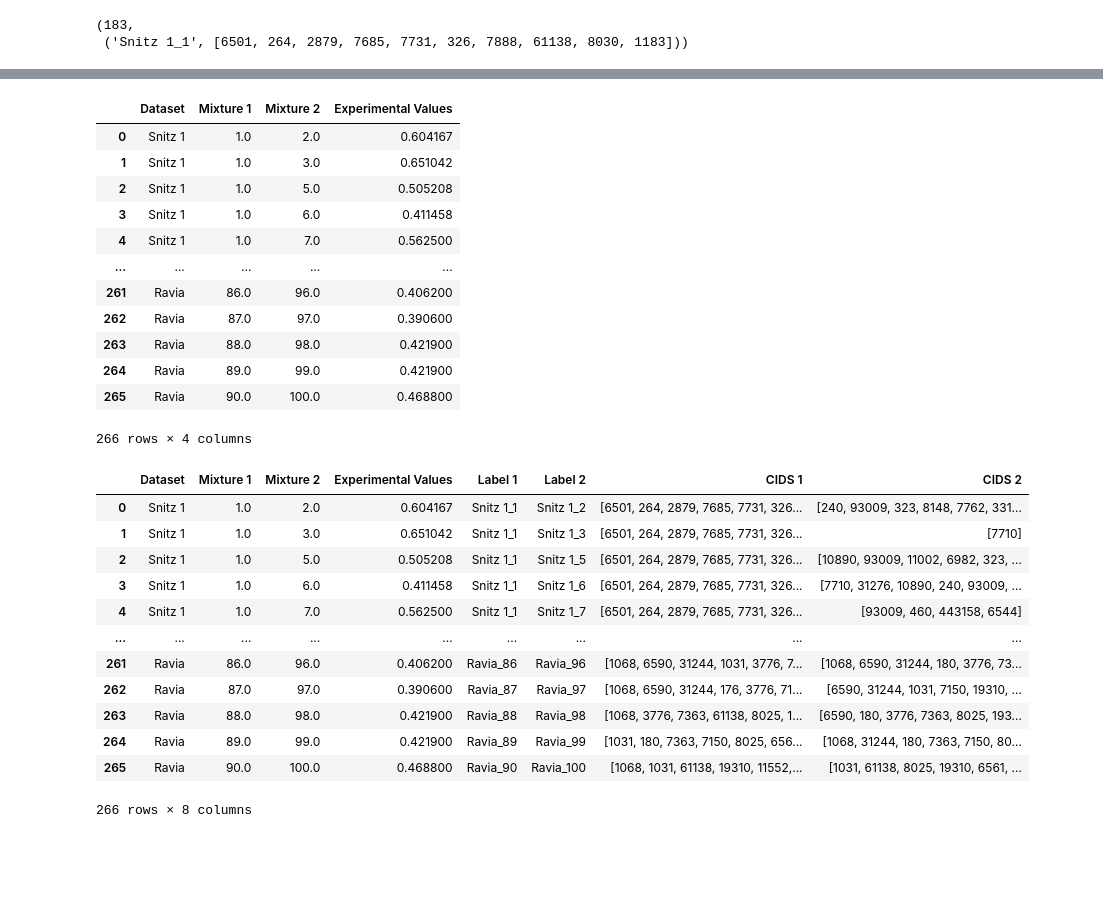
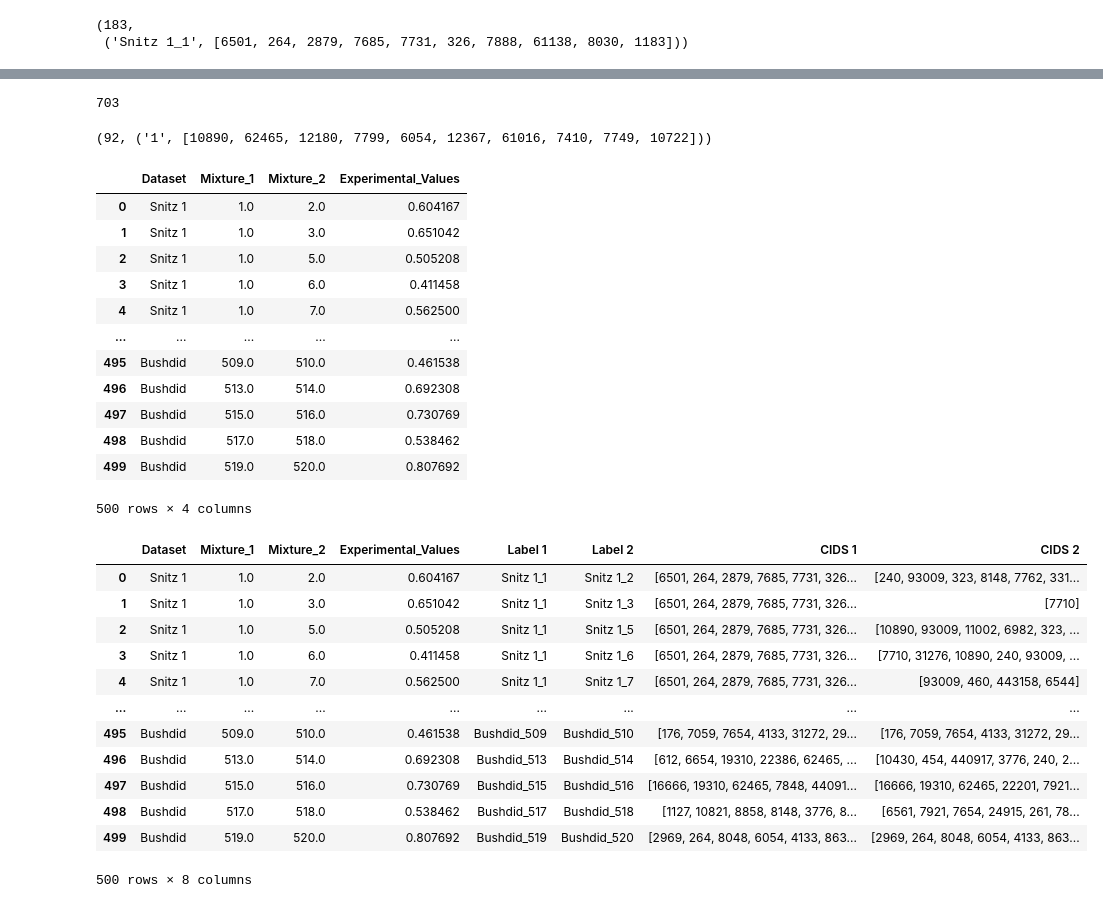
Before and after one commit to laurahsisson/dream, a Jupyter notebook: Notebooks/correct.ipynb, the cells around one changed output, grey strips where cells are left out. Cells and saved outputs as stored; diff of their text form; code cells hidden in the pictures; blank space fills up the shorter version.

Commit message:
adding dataset to dream data in order to stratify

```diff
--- a/Notebooks/correct.ipynb
+++ b/Notebooks/correct.ipynb
@@ -51,3 +54,12 @@ len(snitz_ravia_mixtures), next(iter(snitz_ravia_mixtures.items()))
 # %% [output]
 (183,
  ('Snitz 1_1', [6501, 264, 2879, 7685, 7731, 326, 7888, 61138, 8030, 1183]))
+# %%
+import json
+
+report = pd.read_csv("Data/report.csv")
+assert ~report["Multiple_matches"].all()
+report["Label"] = report.apply(lambda x: f"Bushdid_{x['Idx_processed_dream_bushdid']+1}", axis=1)
+bushdid_mixtures = report.set_index('Label')['bushdid_CIDs'].to_dict()
+bushdid_mixtures = {k:json.loads(cids) for k, cids in bushdid_mixtures.items()}
+len(bushdid_mixtures), next(iter(bushdid_mixtures.items()))
@@ -54,39 +84,57 @@ len(snitz_ravia_mixtures), next(iter(snitz_ravia_mixtures.items()))
+# %%
+all_mixtures = snitz_ravia_mixtures | bushdid_mixtures
+len(all_mixtures)
+# %% [output]
+703
+# %%
+test_df = pd.read_csv("Data/Challenge/Mixure_Definitions_test_set.csv")
+test_mixtures = extract_mixture_labels_and_cids(test_df)
+len(test_mixtures), next(iter(test_mixtures.items()))
+# %% [output]
+(92, ('1', [10890, 62465, 12180, 7799, 6054, 12367, 61016, 7410, 7749, 10722]))
 # %%
-snitz_ravia_experiments = pd.read_csv("Data/Challenge/TrainingData_mixturedist.csv")
-snitz_ravia_experiments = snitz_ravia_experiments[snitz_ravia_experiments['Dataset'].notnull()]
-snitz_ravia_experiments = snitz_ravia_experiments[snitz_ravia_experiments['Dataset'] != 'Bushdid']
-snitz_ravia_experiments
+train_experiments = pd.read_csv("Data/Challenge/TrainingData_mixturedist.csv").dropna()
+train_experiments = train_experiments.rename(columns={"Mixture 1":"Mixture_1","Mixture 2":"Mixture_2","Experimental Values":"Experimental_Values"})
+train_experiments
 # %% [output]
-|  | Dataset | Mixture 1 | Mixture 2 | Experimental Values |
+|  | Dataset | Mixture_1 | Mixture_2 | Experimental_Values |
 | 0 | Snitz 1 | 1.0 | 2.0 | 0.604167 |
 | 1 | Snitz 1 | 1.0 | 3.0 | 0.651042 |
 | 2 | Snitz 1 | 1.0 | 5.0 | 0.505208 |
 | 3 | Snitz 1 | 1.0 | 6.0 | 0.411458 |
 | 4 | Snitz 1 | 1.0 | 7.0 | 0.562500 |
 | ... | ... | ... | ... | ... |
-| 261 | Ravia | 86.0 | 96.0 | 0.406200 |
-| 262 | Ravia | 87.0 | 97.0 | 0.390600 |
-| 263 | Ravia | 88.0 | 98.0 | 0.421900 |
-| 264 | Ravia | 89.0 | 99.0 | 0.421900 |
-| 265 | Ravia | 90.0 | 100.0 | 0.468800 |
+| 495 | Bushdid | 509.0 | 510.0 | 0.461538 |
+| 496 | Bushdid | 513.0 | 514.0 | 0.692308 |
+| 497 | Bushdid | 515.0 | 516.0 | 0.730769 |
+| 498 | Bushdid | 517.0 | 518.0 | 0.538462 |
+| 499 | Bushdid | 519.0 | 520.0 | 0.807692 |
-266 rows × 4 columns
+500 rows × 4 columns
 # %%
-snitz_ravia_experiments["Label 1"] = snitz_ravia_experiments.apply(lambda x: x["Dataset"]+"_"+str(int(x["Mixture 1"])),axis=1)
-snitz_ravia_experiments["Label 2"] = snitz_ravia_experiments.apply(lambda x: x["Dataset"]+"_"+str(int(x["Mixture 2"])),axis=1)
-snitz_ravia_experiments["CIDS 1"] = snitz_ravia_experiments.apply(lambda x: snitz_ravia_mixtures[x["Label 1"]],axis=1)
-snitz_ravia_experiments["CIDS 2"] = snitz_ravia_experiments.apply(lambda x: snitz_ravia_mixtures[x["Label 2"]],axis=1)
-snitz_ravia_experiments
+def make_df_with_cids(experiments,mixtures,use_dataset=True):
+    experiments = experiments.copy()
+    if use_dataset:
+        experiments["Label 1"] = experiments.apply(lambda x: x["Dataset"]+"_"+str(int(x["Mixture_1"])),axis=1)
+        experiments["Label 2"] = experiments.apply(lambda x: x["Dataset"]+"_"+str(int(x["Mixture_2"])),axis=1)
+    else:
+        experiments["Label 1"] = experiments.apply(lambda x: str(int(x["Mixture_1"])),axis=1)
+        experiments["Label 2"] = experiments.apply(lambda x: str(int(x["Mixture_2"])),axis=1)
+    experiments["CIDS 1"] = experiments.apply(lambda x: mixtures[x["Label 1"]],axis=1)
+    experiments["CIDS 2"] = experiments.apply(lambda x: mixtures[x["Label 2"]],axis=1)
+    return experiments
+train_experiments_with_cids = make_df_with_cids(train_experiments,all_mixtures)
+train_experiments_with_cids
 # %% [output]
-|  | Dataset | Mixture 1 | Mixture 2 | Experimental Values | Label 1 | Label 2 | CIDS 1 | CIDS 2 |
+|  | Dataset | Mixture_1 | Mixture_2 | Experimental_Values | Label 1 | Label 2 | CIDS 1 | CIDS 2 |
 | 0 | Snitz 1 | 1.0 | 2.0 | 0.604167 | Snitz 1_1 | Snitz 1_2 | [6501, 264, 2879, 7685, 7731, 326... | [240, 93009, 323, 8148, 7762, 331... |
 | 1 | Snitz 1 | 1.0 | 3.0 | 0.651042 | Snitz 1_1 | Snitz 1_3 | [6501, 264, 2879, 7685, 7731, 326... | [7710] |
 | 2 | Snitz 1 | 1.0 | 5.0 | 0.505208 | Snitz 1_1 | Snitz 1_5 | [6501, 264, 2879, 7685, 7731, 326... | [10890, 93009, 11002, 6982, 323, ... |
 | 3 | Snitz 1 | 1.0 | 6.0 | 0.411458 | Snitz 1_1 | Snitz 1_6 | [6501, 264, 2879, 7685, 7731, 326... | [7710, 31276, 10890, 240, 93009, ... |
 | 4 | Snitz 1 | 1.0 | 7.0 | 0.562500 | Snitz 1_1 | Snitz 1_7 | [6501, 264, 2879, 7685, 7731, 326... | [93009, 460, 443158, 6544] |
 | ... | ... | ... | ... | ... | ... | ... | ... | ... |
-| 261 | Ravia | 86.0 | 96.0 | 0.406200 | Ravia_86 | Ravia_96 | [1068, 6590, 31244, 1031, 3776, 7... | [1068, 6590, 31244, 180, 3776, 73... |
-| 262 | Ravia | 87.0 | 97.0 | 0.390600 | Ravia_87 | Ravia_97 | [1068, 6590, 31244, 176, 3776, 71... | [6590, 31244, 1031, 7150, 19310, ... |
-| 263 | Ravia | 88.0 | 98.0 | 0.421900 | Ravia_88 | Ravia_98 | [1068, 3776, 7363, 61138, 8025, 1... | [6590, 180, 3776, 7363, 8025, 193... |
-| 264 | Ravia | 89.0 | 99.0 | 0.421900 | Ravia_89 | Ravia_99 | [1031, 180, 7363, 7150, 8025, 656... | [1068, 31244, 180, 7363, 7150, 80... |
-| 265 | Ravia | 90.0 | 100.0 | 0.468800 | Ravia_90 | Ravia_100 | [1068, 1031, 61138, 19310, 11552,... | [1031, 61138, 8025, 19310, 6561, ... |
+| 495 | Bushdid | 509.0 | 510.0 | 0.461538 | Bushdid_509 | Bushdid_510 | [176, 7059, 7654, 4133, 31272, 29... | [176, 7059, 7654, 4133, 31272, 29... |
+| 496 | Bushdid | 513.0 | 514.0 | 0.692308 | Bushdid_513 | Bushdid_514 | [612, 6654, 19310, 22386, 62465, ... | [10430, 454, 440917, 3776, 240, 2... |
+| 497 | Bushdid | 515.0 | 516.0 | 0.730769 | Bushdid_515 | Bushdid_516 | [16666, 19310, 62465, 7848, 44091... | [16666, 19310, 62465, 22201, 7921... |
+| 498 | Bushdid | 517.0 | 518.0 | 0.538462 | Bushdid_517 | Bushdid_518 | [1127, 10821, 8858, 8148, 3776, 8... | [6561, 7921, 7654, 24915, 261, 78... |
+| 499 | Bushdid | 519.0 | 520.0 | 0.807692 | Bushdid_519 | Bushdid_520 | [2969, 264, 8048, 6054, 4133, 863... | [2969, 264, 8048, 6054, 4133, 863... |
-266 rows × 8 columns
+500 rows × 8 columns
```
Also changed, not shown: parts of 19 cells of this notebook.
